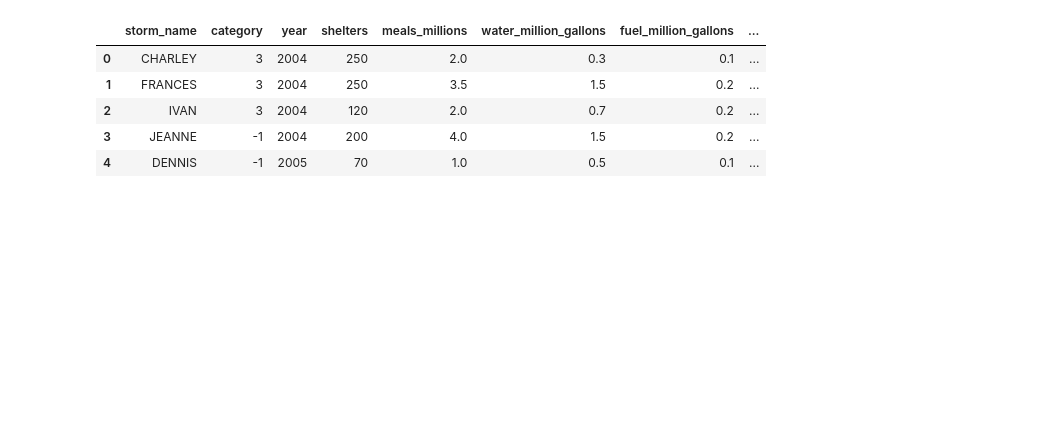
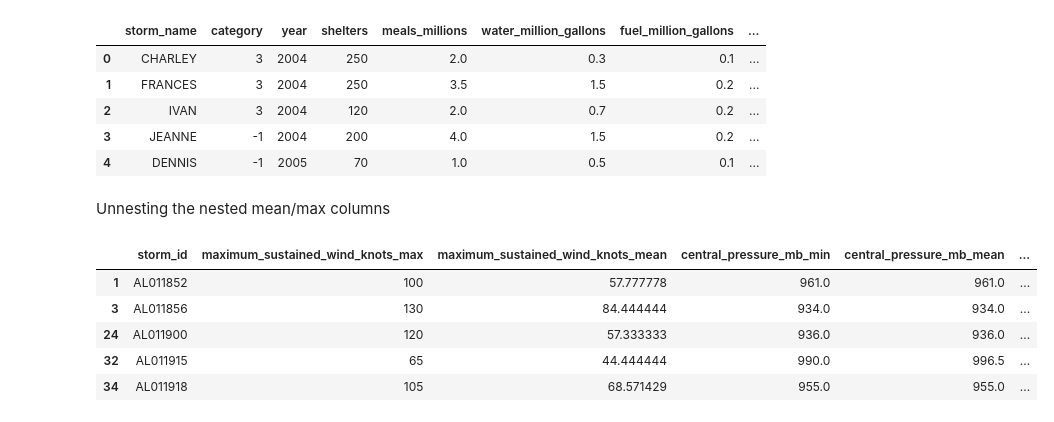
Before and after one commit to jayc9135/Hurricane-Resource-Shortage-Prediction, a Jupyter notebook: resources_data_synthesis.ipynb, the cells around one changed output. Cells and saved outputs as stored; diff of their text form; code cells hidden in the pictures; blank space fills up the shorter version.

```diff
--- a/resources_data_synthesis.ipynb
+++ b/resources_data_synthesis.ipynb
@@ -146,5 +118,7 @@ df_resources_with_id.head(5)
 | 2 | IVAN | 3 | 2004 | 120 | 2.0 | 0.7 | 0.2 | ... |
 | 3 | JEANNE | -1 | 2004 | 200 | 4.0 | 1.5 | 0.2 | ... |
 | 4 | DENNIS | -1 | 2005 | 70 | 1.0 | 0.5 | 0.1 | ... |
+# %% [markdown]
+Unnesting the nested mean/max columns
 # %%
 df_resources_with_id.to_csv('datasets/resource_dataset_with_id_category.csv', index=False)
@@ -150,0 +143,9 @@ df_resources_with_id.to_csv('datasets/resource_dataset_with_id_category.csv', in
+# %%
+grouped_df_selected.head(5)
+# %% [output]
+|  | storm_id | maximum_sustained_wind_knots_max | maximum_sustained_wind_knots_mean | central_pressure_mb_min | central_pressure_mb_mean | ... |
+| 1 | AL011852 | 100 | 57.777778 | 961.0 | 961.0 | ... |
+| 3 | AL011856 | 130 | 84.444444 | 934.0 | 934.0 | ... |
+| 24 | AL011900 | 120 | 57.333333 | 936.0 | 936.0 | ... |
+| 32 | AL011915 | 65 | 44.444444 | 990.0 | 996.5 | ... |
+| 34 | AL011918 | 105 | 68.571429 | 955.0 | 955.0 | ... |
```
Also changed, not shown: parts of 16 cells of this notebook, 1 other file.
